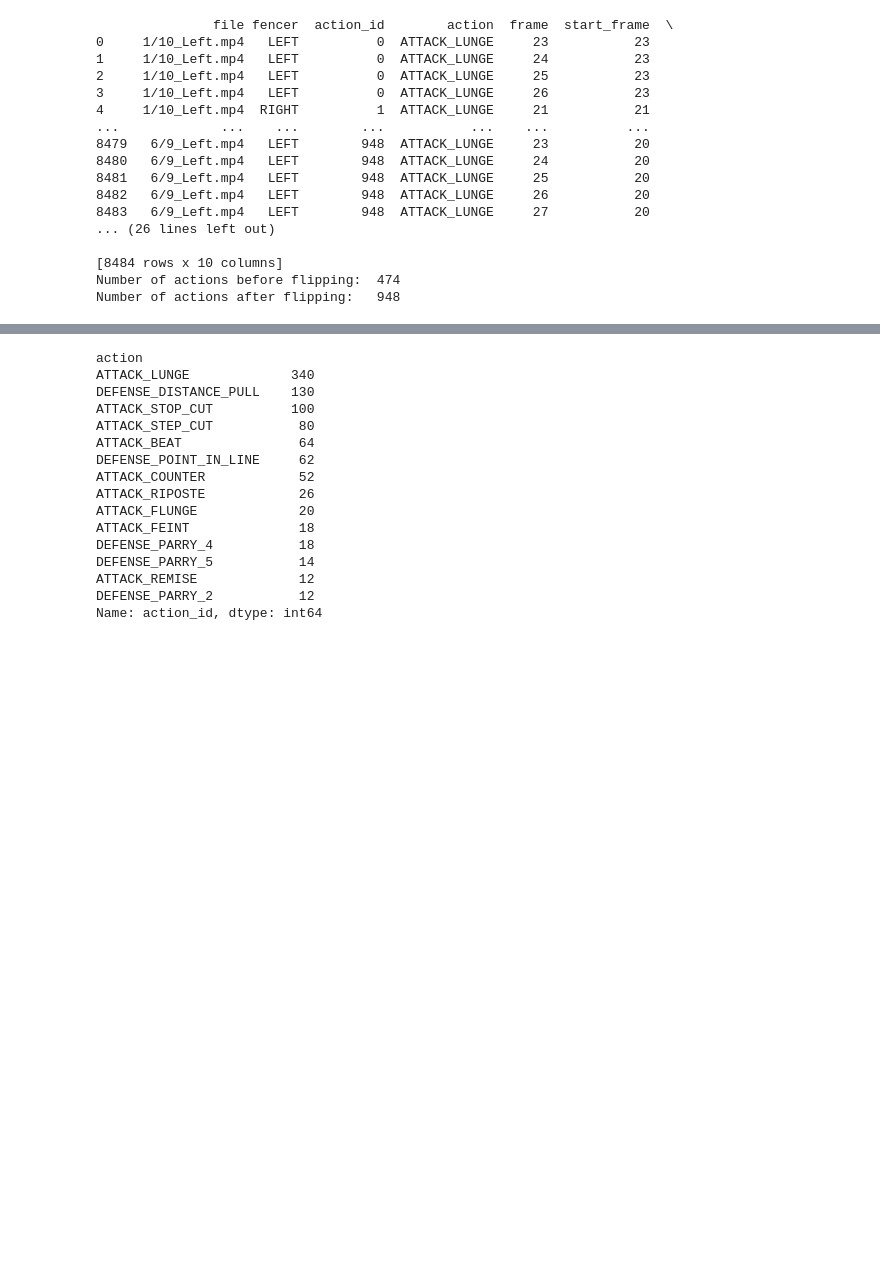
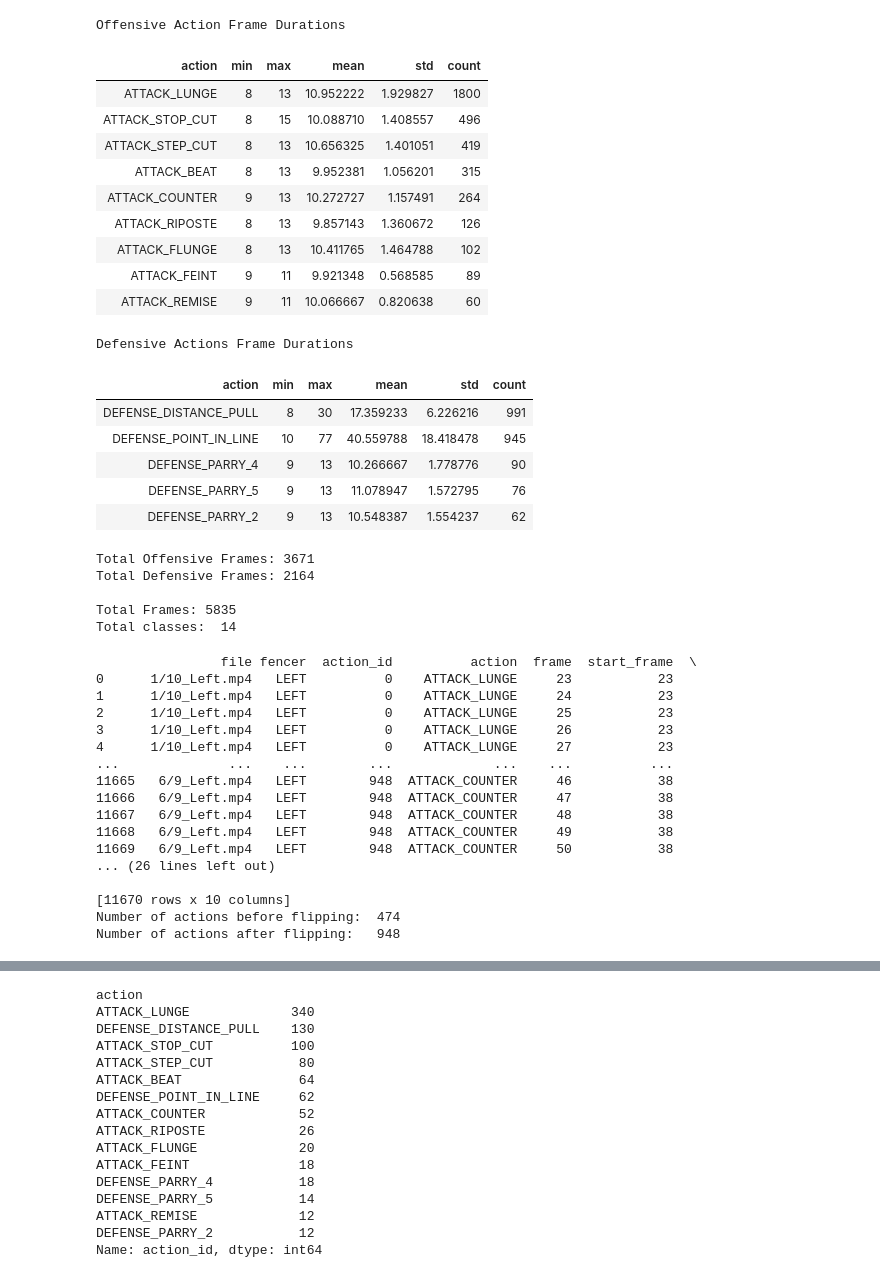
Before and after one commit to MistakesWereMaed/SaberPredict, a Jupyter notebook: Dataset/Pipeline/3-DataAugmentation.ipynb, the cells around one changed output, grey strips where cells are left out. Cells and saved outputs as stored; diff of their text form; code cells hidden in the pictures; blank space fills up the shorter version.

Commit message:
Added frame interpolation for short actions to increase action frame window length for training data

```diff
--- a/Dataset/Pipeline/3-DataAugmentation.ipynb
+++ b/Dataset/Pipeline/3-DataAugmentation.ipynb
@@ -30,6 +78,34 @@ df_keypoints["keypoints"] = df_keypoints["keypoints"].apply(
+# %%
+df_interp = interpolate_short_actions(df_keypoints)
+df_interp = df_interp.sort_values(["action_id", "frame"]).reset_index(drop=True)
+show_stats(df_interp)
+# %% [output]
+Offensive Action Frame Durations
+| action | min | max | mean | std | count |
+| ATTACK_LUNGE | 8 | 13 | 10.952222 | 1.929827 | 1800 |
+| ATTACK_STOP_CUT | 8 | 15 | 10.088710 | 1.408557 | 496 |
+| ATTACK_STEP_CUT | 8 | 13 | 10.656325 | 1.401051 | 419 |
+| ATTACK_BEAT | 8 | 13 | 9.952381 | 1.056201 | 315 |
+| ATTACK_COUNTER | 9 | 13 | 10.272727 | 1.157491 | 264 |
+| ATTACK_RIPOSTE | 8 | 13 | 9.857143 | 1.360672 | 126 |
+| ATTACK_FLUNGE | 8 | 13 | 10.411765 | 1.464788 | 102 |
+| ATTACK_FEINT | 9 | 11 | 9.921348 | 0.568585 | 89 |
+| ATTACK_REMISE | 9 | 11 | 10.066667 | 0.820638 | 60 |
+Defensive Actions Frame Durations
+| action | min | max | mean | std | count |
+| DEFENSE_DISTANCE_PULL | 8 | 30 | 17.359233 | 6.226216 | 991 |
+| DEFENSE_POINT_IN_LINE | 10 | 77 | 40.559788 | 18.418478 | 945 |
+| DEFENSE_PARRY_4 | 9 | 13 | 10.266667 | 1.778776 | 90 |
+| DEFENSE_PARRY_5 | 9 | 13 | 11.078947 | 1.572795 | 76 |
+| DEFENSE_PARRY_2 | 9 | 13 | 10.548387 | 1.554237 | 62 |
+Total Offensive Frames: 3671
+Total Defensive Frames: 2164
+
+Total Frames: 5835
+Total classes:  14
 # %%
 df_flipped = duplicate_and_flip_actions(
-    df_keypoints,
+    df_interp,
     image_width=1920
 )
 
@@ -38,21 +114,21 @@ print(df_flipped)
 print("Number of actions before flipping: ", df_keypoints["action_id"].nunique())
 print("Number of actions after flipping:  ", df_flipped["action_id"].nunique())
 # %% [output]
-               file fencer  action_id        action  frame  start_frame  \
-0     1/10_Left.mp4   LEFT          0  ATTACK_LUNGE     23           23
-1     1/10_Left.mp4   LEFT          0  ATTACK_LUNGE     24           23
-2     1/10_Left.mp4   LEFT          0  ATTACK_LUNGE     25           23
-3     1/10_Left.mp4   LEFT          0  ATTACK_LUNGE     26           23
-4     1/10_Left.mp4  RIGHT          1  ATTACK_LUNGE     21           21
-...             ...    ...        ...           ...    ...          ...
-8479   6/9_Left.mp4   LEFT        948  ATTACK_LUNGE     23           20
-8480   6/9_Left.mp4   LEFT        948  ATTACK_LUNGE     24           20
-8481   6/9_Left.mp4   LEFT        948  ATTACK_LUNGE     25           20
-8482   6/9_Left.mp4   LEFT        948  ATTACK_LUNGE     26           20
-8483   6/9_Left.mp4   LEFT        948  ATTACK_LUNGE     27           20
+                file fencer  action_id          action  frame  start_frame  \
+0      1/10_Left.mp4   LEFT          0    ATTACK_LUNGE     23           23
+1      1/10_Left.mp4   LEFT          0    ATTACK_LUNGE     24           23
+2      1/10_Left.mp4   LEFT          0    ATTACK_LUNGE     25           23
+3      1/10_Left.mp4   LEFT          0    ATTACK_LUNGE     26           23
+4      1/10_Left.mp4   LEFT          0    ATTACK_LUNGE     27           23
+...              ...    ...        ...             ...    ...          ...
+11665   6/9_Left.mp4   LEFT        948  ATTACK_COUNTER     46           38
+11666   6/9_Left.mp4   LEFT        948  ATTACK_COUNTER     47           38
+11667   6/9_Left.mp4   LEFT        948  ATTACK_COUNTER     48           38
+11668   6/9_Left.mp4   LEFT        948  ATTACK_COUNTER     49           38
+11669   6/9_Left.mp4   LEFT        948  ATTACK_COUNTER     50           38
 ... (26 lines left out)
 
-[8484 rows x 10 columns]
+[11670 rows x 10 columns]
 Number of actions before flipping:  474
 Number of actions after flipping:   948
 # %%
```
Also changed, not shown: parts of 6 cells of this notebook, 2 other files.
